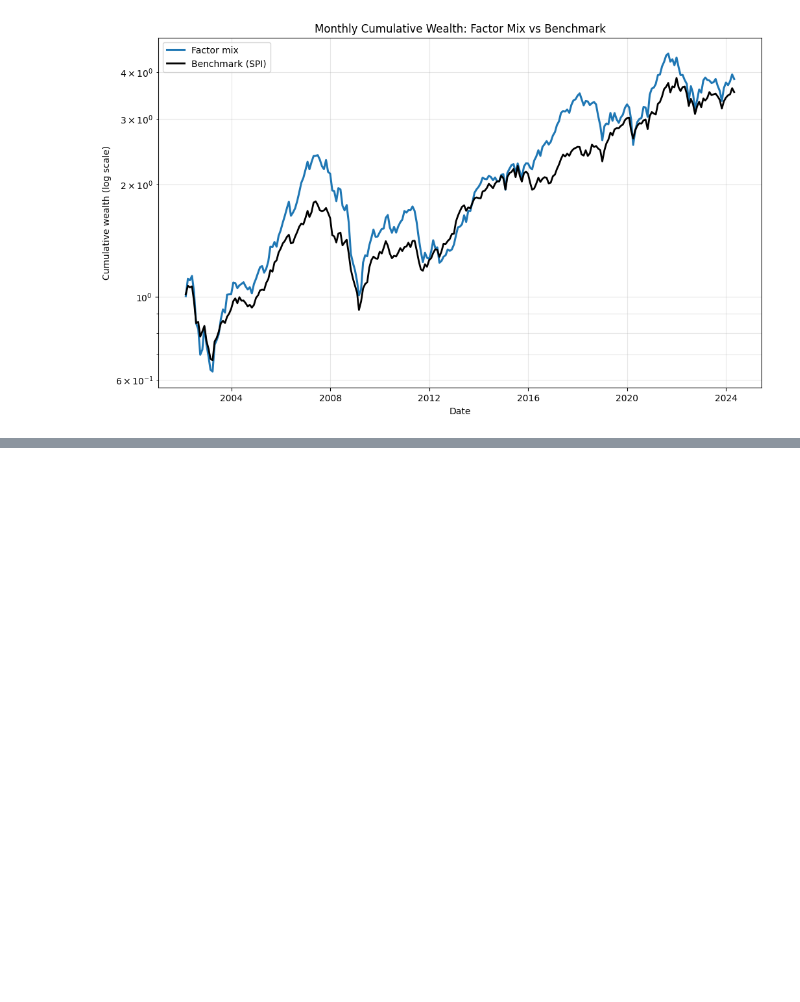
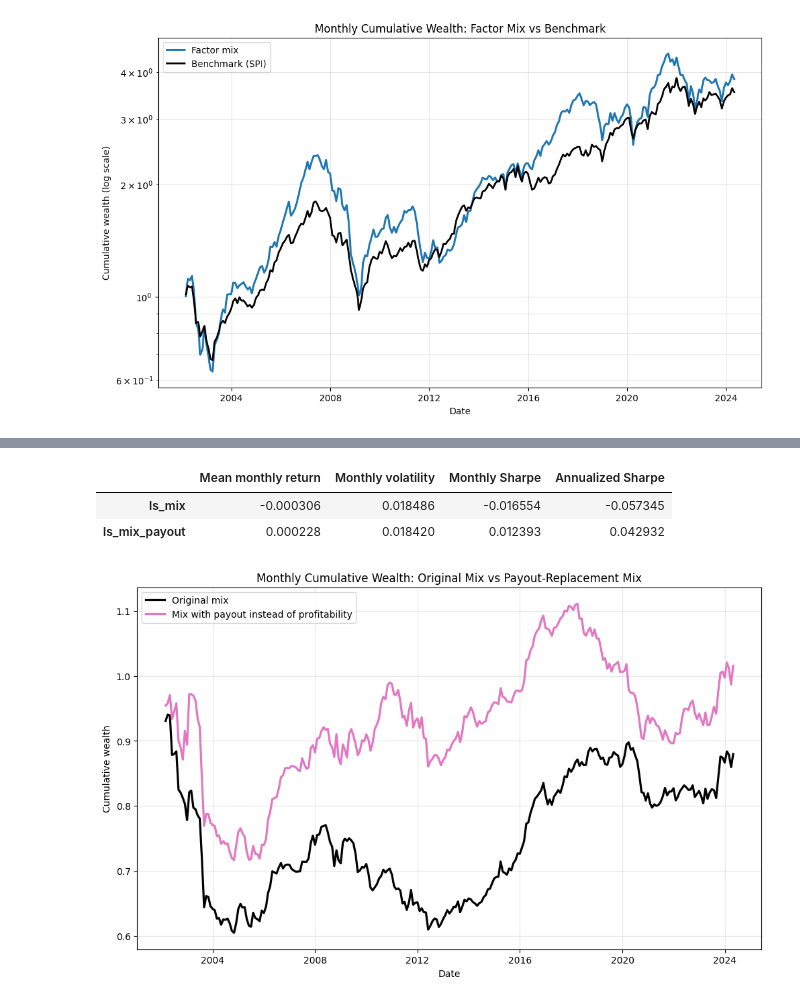
Before and after one commit to MatildeVenturi/qpmwp-course, a Jupyter notebook: assignments/assignment_4.ipynb, the cells around one changed output, grey strips where cells are left out. Drawn from its saved outputs; the diff is of its cells as text; code cells hidden in the pictures; blank space fills up the shorter version.

```diff
--- a/assignments/assignment_4.ipynb
+++ b/assignments/assignment_4.ipynb
@@ -689,0 +812,46 @@ Notes:
+# %%
+# Replace profitability with payout / issuance in the aggregate long-short mix.
+long_short_monthly_payout = pd.concat(
+    [
+        long_short_monthly.drop(columns=['profitability']),
+        payout_monthly,
+    ],
+    axis=1,
+    sort=False,
+)
+
+ls_mix_payout = long_short_monthly_payout.mean(axis=1)
+ls_mix_payout.name = 'ls_mix_payout'
+
+mix_comparison = pd.concat([ls_mix, ls_mix_payout], axis=1, sort=False).dropna()
+
+mix_comparison_table = pd.DataFrame({
+    'Mean monthly return': mix_comparison.mean(),
+    'Monthly volatility': mix_comparison.std(),
+})
+mix_comparison_table['Monthly Sharpe'] = (
+    mix_comparison_table['Mean monthly return'] /
+    mix_comparison_table['Monthly volatility']
+)
+mix_comparison_table['Annualized Sharpe'] = np.sqrt(12) * mix_comparison_table['Monthly Sharpe']
+
+display(mix_comparison_table)
+
+# Compare cumulative wealth paths.
+mix_plot = (1 + mix_comparison).cumprod()
+
+fig, ax = plt.subplots(figsize=(12, 7))
+ax.plot(mix_plot.index, mix_plot['ls_mix'], color='black', linewidth=2.3, label='Original mix')
+ax.plot(mix_plot.index, mix_plot['ls_mix_payout'], color='C6', linewidth=2.3, label='Mix with payout instead of profitability')
+
+ax.set_title('Monthly Cumulative Wealth: Original Mix vs Payout-Replacement Mix')
+ax.set_xlabel('Date')
+ax.set_ylabel('Cumulative wealth')
+ax.grid(True, alpha=0.3)
+ax.legend()
+plt.show()
+# %% [output]
+|  | Mean monthly return | Monthly volatility | Monthly Sharpe | Annualized Sharpe |
+| ls_mix | -0.000306 | 0.018486 | -0.016554 | -0.057345 |
+| ls_mix_payout | 0.000228 | 0.018420 | 0.012393 | 0.042932 |
+[figure, added]
```
Also changed, not shown: parts of 20 cells of this notebook.
